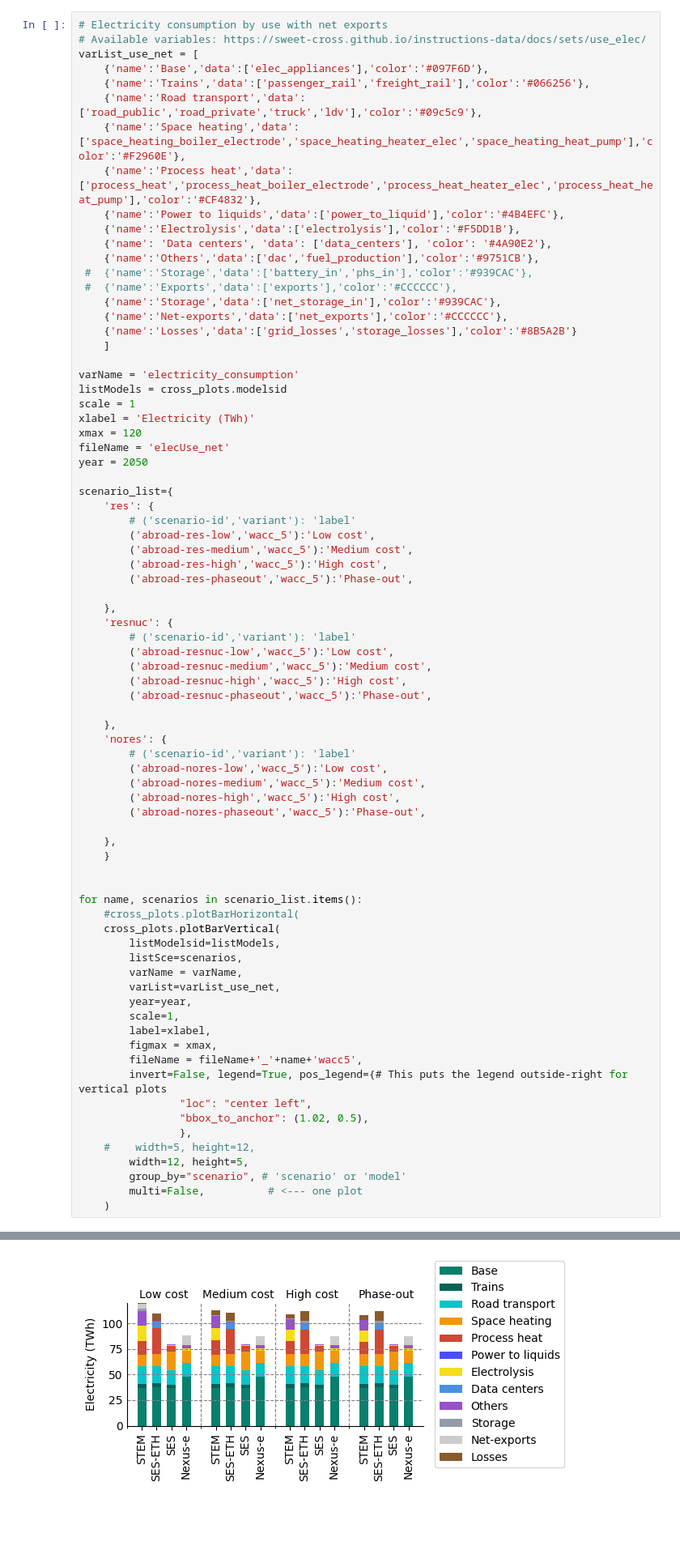
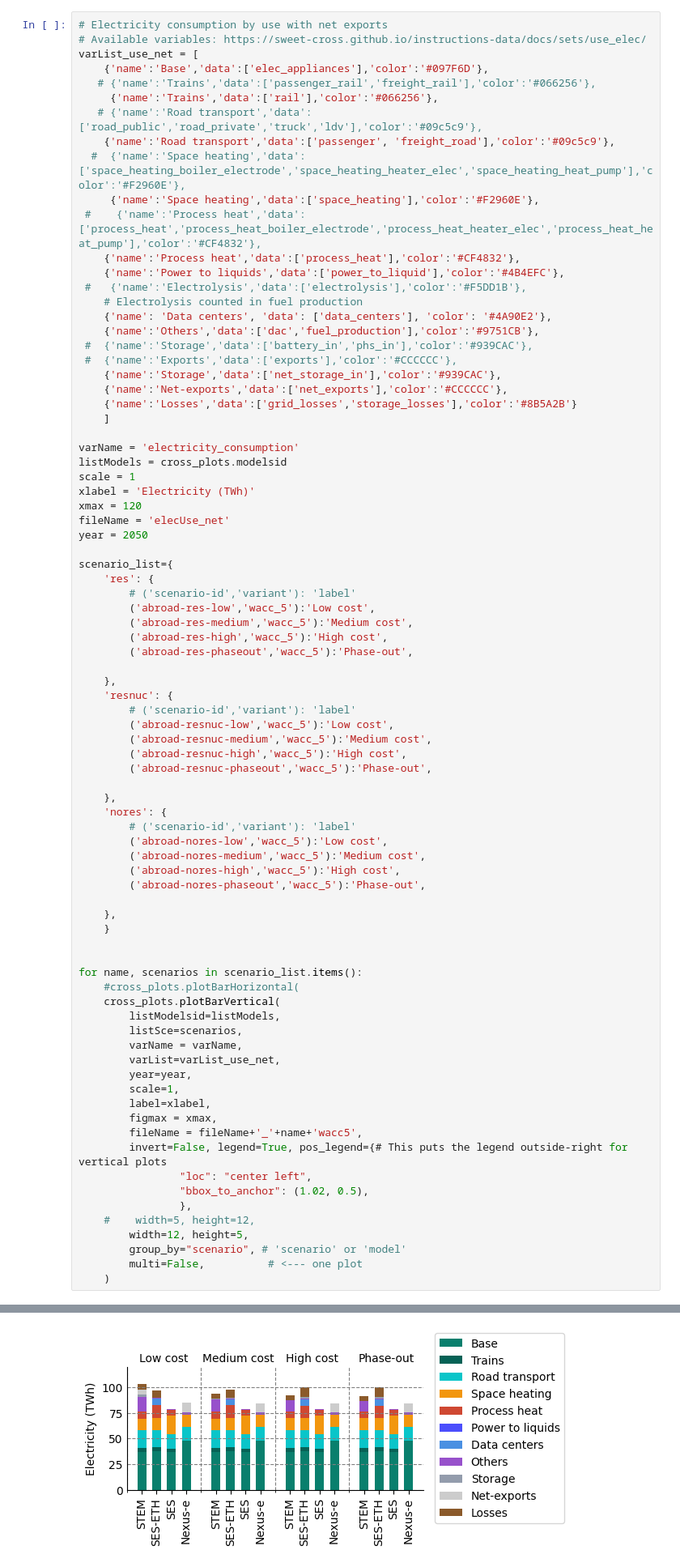
Before and after one commit to rebeccalordan-perret/plots-model-comparison, a Jupyter notebook: cross_comparison_colab.ipynb, the cells around one changed output, grey strips where cells are left out. Shown at 81% size. Drawn from its saved outputs; the diff is of its cells as text; blank space fills up the shorter version.

```diff
--- a/cross_comparison_colab.ipynb
+++ b/cross_comparison_colab.ipynb
@@ -277,12 +277,17 @@ MessageError: Error: credential propagation was unsuccessful
 # Available variables: https://sweet-cross.github.io/instructions-data/docs/sets/use_elec/
 varList_use_net = [
     {'name':'Base','data':['elec_appliances'],'color':'#097F6D'},
-    {'name':'Trains','data':['passenger_rail','freight_rail'],'color':'#066256'},
-    {'name':'Road transport','data':['road_public','road_private','truck','ldv'],'color':'#09c5c9'},
-    {'name':'Space heating','data':['space_heating_boiler_electrode','space_heating_heater_elec','space_heating_heat_pump'],'color':'#F2960E'},
-    {'name':'Process heat','data':['process_heat','process_heat_boiler_electrode','process_heat_heater_elec','process_heat_heat_pump'],'color':'#CF4832'},
+   # {'name':'Trains','data':['passenger_rail','freight_rail'],'color':'#066256'},
+     {'name':'Trains','data':['rail'],'color':'#066256'},
+   # {'name':'Road transport','data':['road_public','road_private','truck','ldv'],'color':'#09c5c9'},
+    {'name':'Road transport','data':['passenger', 'freight_road'],'color':'#09c5c9'},
+  #  {'name':'Space heating','data':['space_heating_boiler_electrode','space_heating_heater_elec','space_heating_heat_pump'],'color':'#F2960E'},
+     {'name':'Space heating','data':['space_heating'],'color':'#F2960E'},
+ #    {'name':'Process heat','data':['process_heat','process_heat_boiler_electrode','process_heat_heater_elec','process_heat_heat_pump'],'color':'#CF4832'},
+    {'name':'Process heat','data':['process_heat'],'color':'#CF4832'},
     {'name':'Power to liquids','data':['power_to_liquid'],'color':'#4B4EFC'},
-    {'name':'Electrolysis','data':['electrolysis'],'color':'#F5DD1B'},
+ #   {'name':'Electrolysis','data':['electrolysis'],'color':'#F5DD1B'},
+    # Electrolysis counted in fuel production
     {'name': 'Data centers', 'data': ['data_centers'], 'color': '#4A90E2'},
     {'name':'Others','data':['dac','fuel_production'],'color':'#9751CB'},
  #  {'name':'Storage','data':['battery_in','phs_in'],'color':'#939CAC'},
@@ -354 +359 @@ for name, scenarios in scenario_list.items():
-[figure, old version]
+[figure, new version]
```
Also changed, not shown: parts of 2 cells of this notebook.
